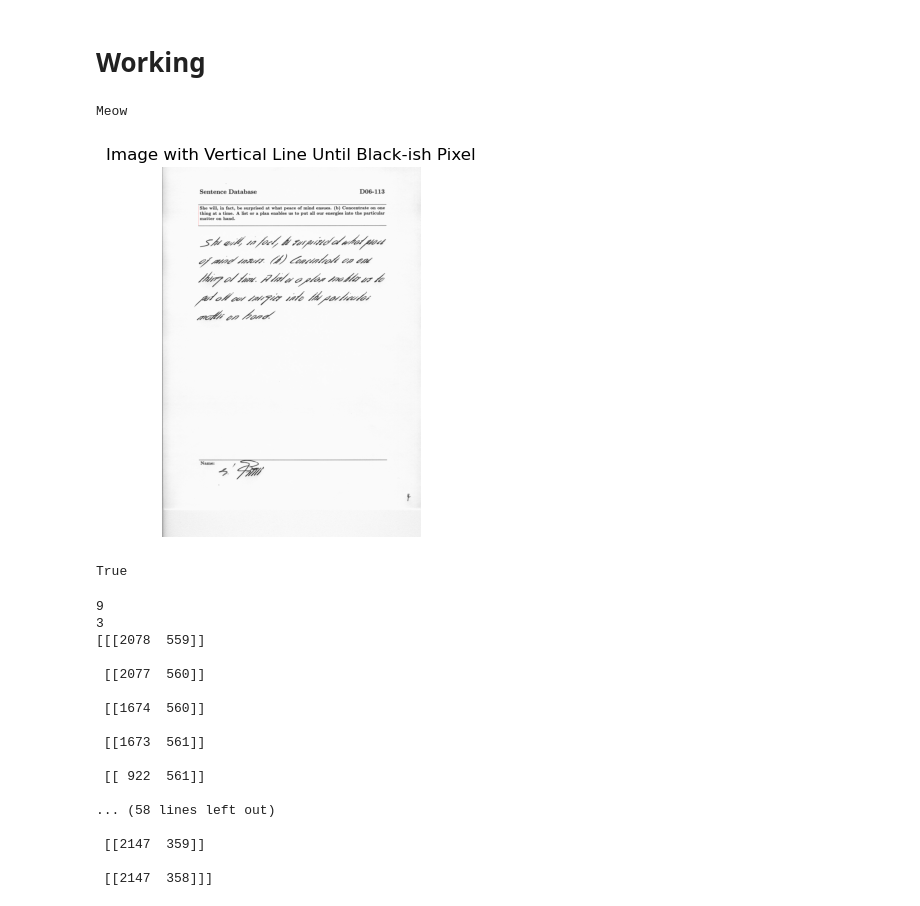
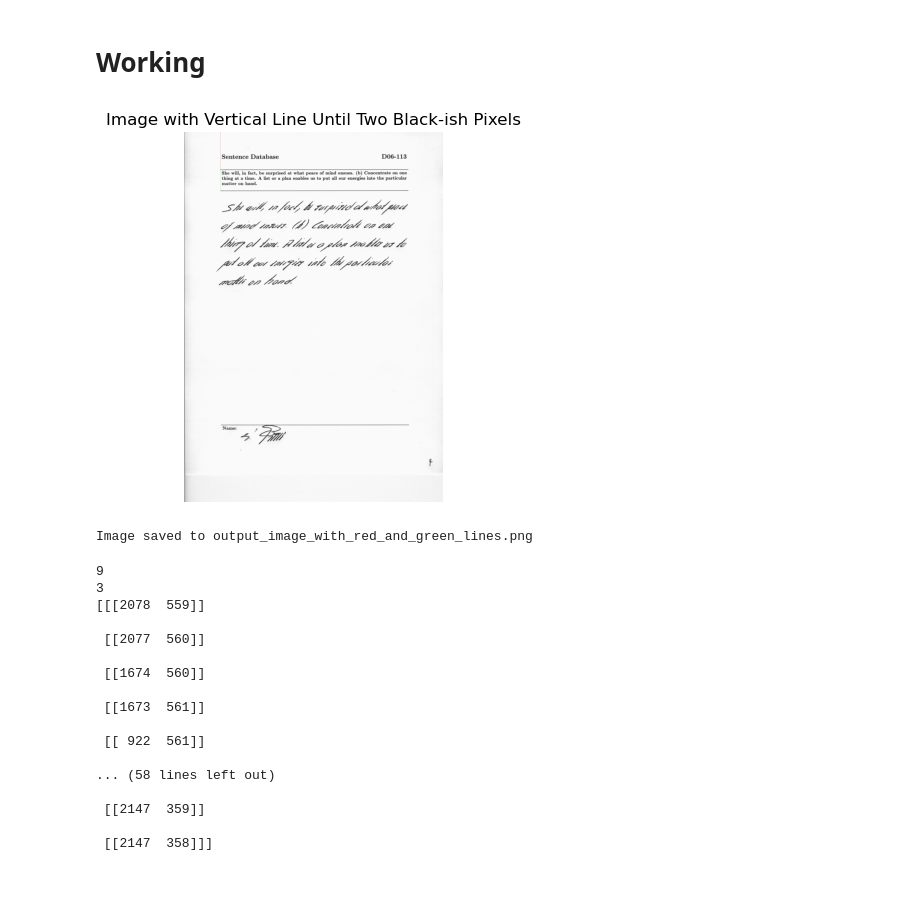
Before and after one commit to DigitizeTextPLM/digitalize_text, a Jupyter notebook: z-archieved-files/crop_ocr.ipynb, the cells around one changed output. Cells and saved outputs as stored; diff of their text form; code cells hidden in the pictures.

Commit message:
attempt at cropping image

```diff
--- a/z-archieved-files/crop_ocr.ipynb
+++ b/z-archieved-files/crop_ocr.ipynb
@@ -86,7 +86,7 @@ import matplotlib.pyplot as plt
 
 # Load the image
 image_path = 'data/IAM_database/formsA-D/d06-113.png'
-output_path = 'output_image_with_red_lines.png'  # Path to save the modified image
+output_path = 'output_image_with_red_and_green_lines.png'  # Path to save the modified image
 image = cv2.imread(image_path)
 
 # Starting coordinates
@@ -101,38 +101,39 @@ black_pixel_count = 0
 
 # Draw a vertical line down until two black-ish pixels are found
 height, width, _ = image.shape
 
 while y < height:
     # Get the current pixel's BGR values
     b, g, r = image[y, x]
 
     # Check if the pixel is black-ish
     if b < black_threshold and g < black_threshold and r < black_threshold:
         black_pixel_count += 1
         if black_pixel_count == 2:
             break  # Stop when the second black-ish pixel is found
 
-    # Color the pixel red if black-ish pixels found are less than 2
-    if black_pixel_count < 2:
+    # Color the line red for the first segment and green for the second
+    if black_pixel_count == 0:
         image[y, x] = [0, 0, 255]  # Red color in BGR format
+    elif black_pixel_count == 1:
+        image[y, x] = [0, 255, 0]  # Green color in BGR format
 
     # Move to the next pixel down
     y += 1
 
 # Save the modified image to a file
 cv2.imwrite(output_path, image)
 
 # Display the modified image
 plt.imshow(cv2.cvtColor(image, cv2.COLOR_BGR2RGB))  # Convert BGR to RGB for correct color display in matplotlib
 plt.title("Image with Vertical Line Until Two Black-ish Pixels")
 plt.axis('off')  # Hide axes for better visualization
 plt.show()
 
 print(f"Image saved to {output_path}")
 # %% [output]
+[figure, new version]
-Meow
+Image saved to output_image_with_red_and_green_lines.png
-[figure, old version]
-True
 # %%
 import cv2
 import numpy as np
```
